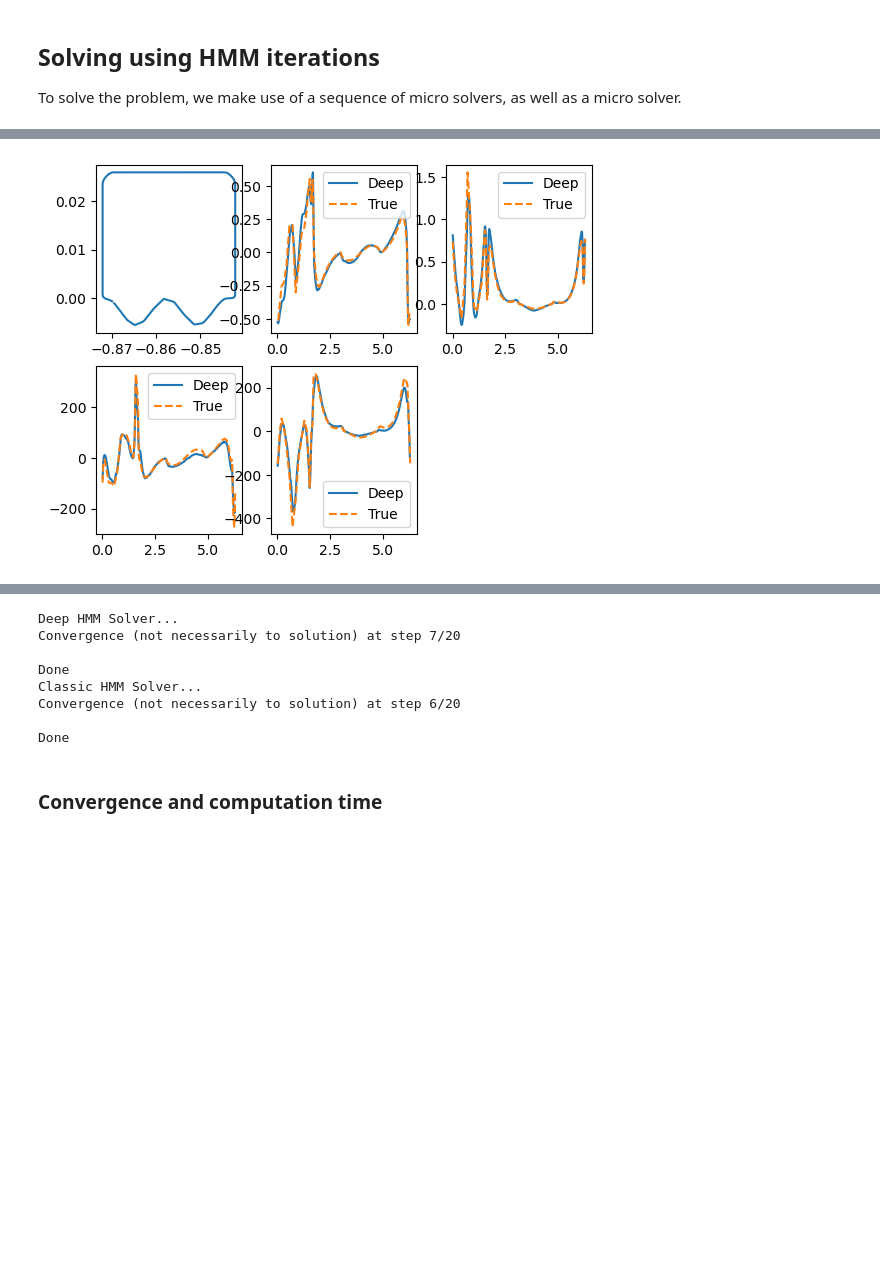
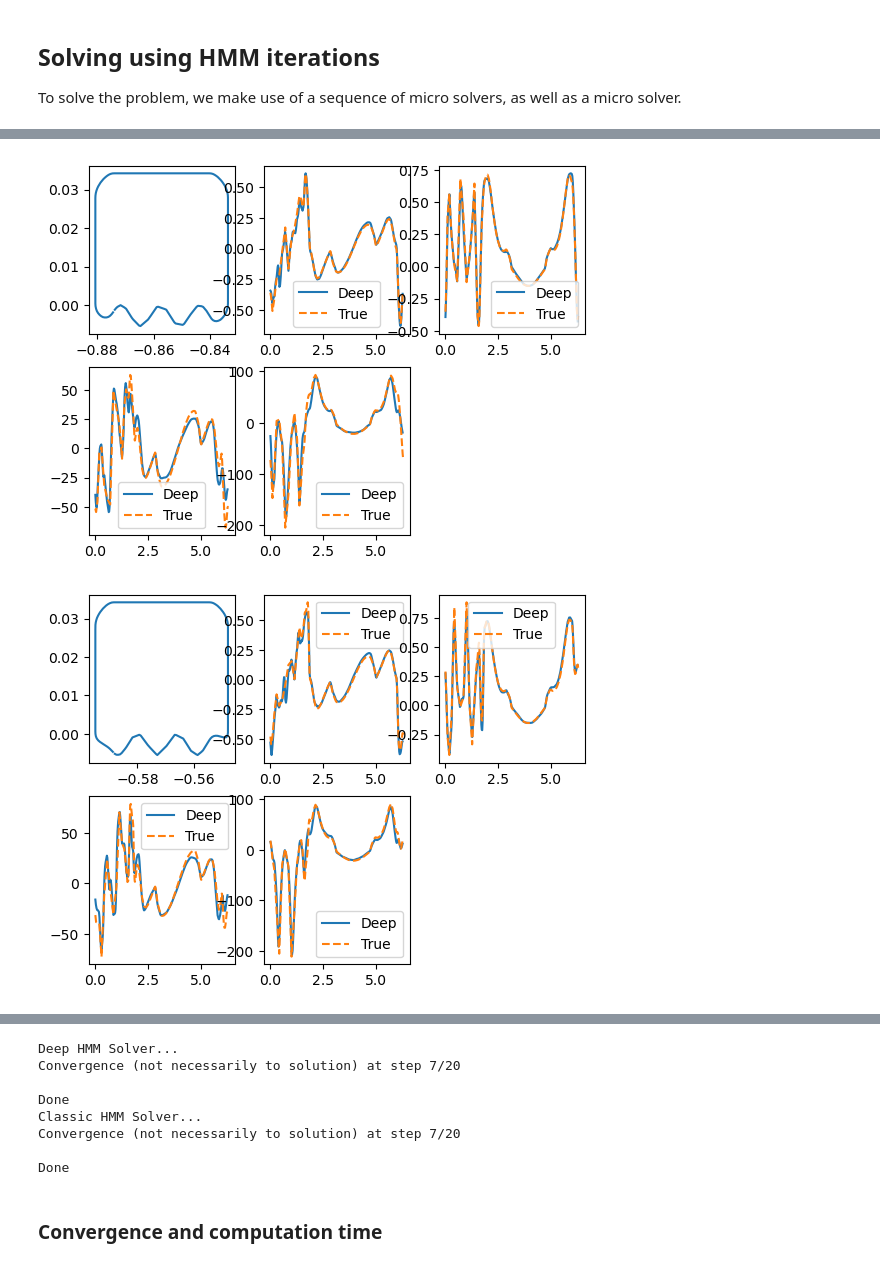
Before and after one commit to emastr/deep-micro-slip-model, a Jupyter notebook: notebooks/part30_paper_runs/epsilon_scaling/part30_HMM_ml_channel_flow.ipynb, the cells around one changed output, grey strips where cells are left out. Cells and saved outputs as stored; diff of their text form; code cells hidden in the pictures; blank space fills up the shorter version.

```diff
--- a/notebooks/part30_paper_runs/epsilon_scaling/part30_HMM_ml_channel_flow.ipynb
+++ b/notebooks/part30_paper_runs/epsilon_scaling/part30_HMM_ml_channel_flow.ipynb
@@ -49,7 +49,7 @@ u = g,\qquad \text{on}\quad\partial\Omega
 
 the boundary is a two-dimensional pipe with corners at (0,-1) and (1,1), and a micro scale boundary:
 # %%
-i = 2+16# 2+16#41 # 38 #41 #35 #11 #38 #22
+i = 2+16*3# 2+16#41 # 38 #41 #35 #11 #38 #22
 data, info = StokesData.load_from_matlab(f"{run_dir}run_{i}.mat")
 data_big_domain = data
 dom = data.dom
@@ -79,14 +79,14 @@ print(eps)
 device = "cpu" # "cuda:0"
 num_pts=256
 #net, net_settings = get_net(f"{net_dir}fnoskip_big_data_{40000}.Torch", 256, "cpu", "float")
-svd_net = False
+svd_net = True
 
 if not svd_net:
     net = egeofno_ver1(device=device)
     net_data = torch.load(f"{net_dir}fno_ver1_seed0_40000.Torch", map_location=torch.device(device))
 else:
     net = svdfno_ver3(device=device)
-    net_data = torch.load(f"{net_dir}svdfno_ver3_seed0_20000.Torch", map_location=torch.device(device))
+    net_data = torch.load(f"{net_dir}svdfno_ver3_seed0_40000.Torch", map_location=torch.device(device))
 
 net.load_state_dict(net_data["state dict"])
 net_settings =  {"num_pts": num_pts, "input_features": net_data["settings"]["input_features"], "device": device, "dtype": torch.float}
@@ -117,14 +117,14 @@ macro_0 = StokesMacProb(data, lambda x,a: fft_interp(x, a, dom=dom[0])) # For co
 ###################
 
 nMic =7 #freq_g*2+1#2*(round(Lx/(30*eps)) // 2) + 1 # 15 # 15 #nMic*2 +1
-yDim_reduce=21
-xDim_reduce=21
-width=9*eps #5*eps #3
+yDim_reduce=51
+xDim_reduce=51
+width=12*eps #5*eps #3
 height=width*1. #3
 n_refine=0
 #xPos = np.linspace(dom[0][0]+4*eps, dom[0][1]-4*eps, nMic)-2*eps
 xPos = np.linspace(dom[0][0], dom[0][1], nMic+1)[1:] - width/2 - Lx / nMic/2
-micros = [StokesMicProb(data, x, width, height, linePos=0.00, deg_project=8, logger=logger,
+micros = [StokesMicProb(data, x, width, height, linePos=0.1, deg_project=8, logger=logger,
                         n_refine=n_refine, xDim_reduce=xDim_reduce, yDim_reduce=yDim_reduce) for x in xPos]
 
 ###################
@@ -239,6 +239,7 @@ error: 0.20734859216357487
 # %%
-for i in range(1):
+for i in range(4):
     plt.figure()
     deep_micro_solvers[i].plot()
 # %% [output]
-[figure, old version]
+[figure, new version]
+[figure, added]
@@ -265,7 +268,7 @@ Convergence (not necessarily to solution) at step 7/20
 
 Done
 Classic HMM Solver...
-Convergence (not necessarily to solution) at step 6/20
+Convergence (not necessarily to solution) at step 7/20
 
 Done
 # %% [markdown]
```
Also changed, not shown: parts of 8 cells of this notebook, 12 other files.
